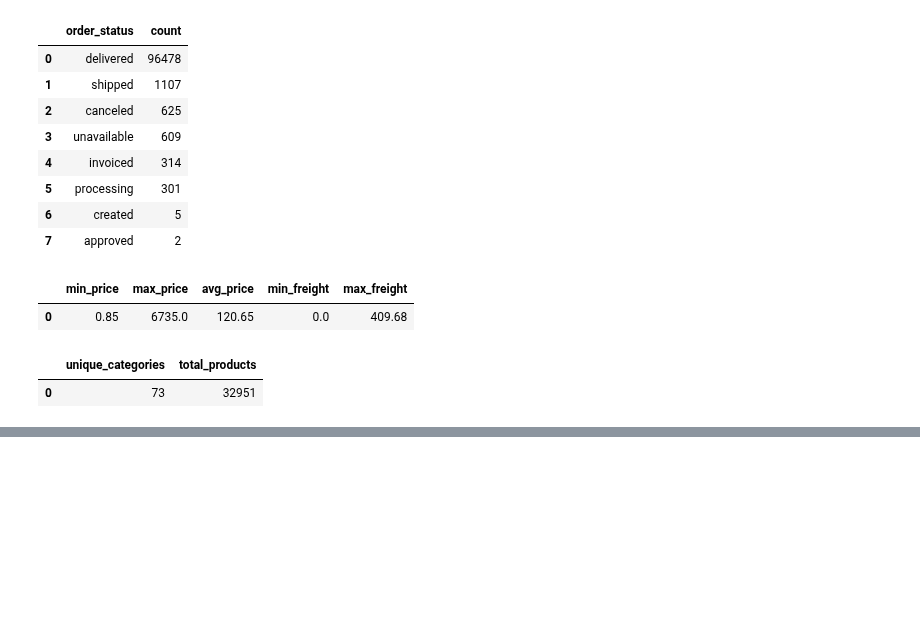
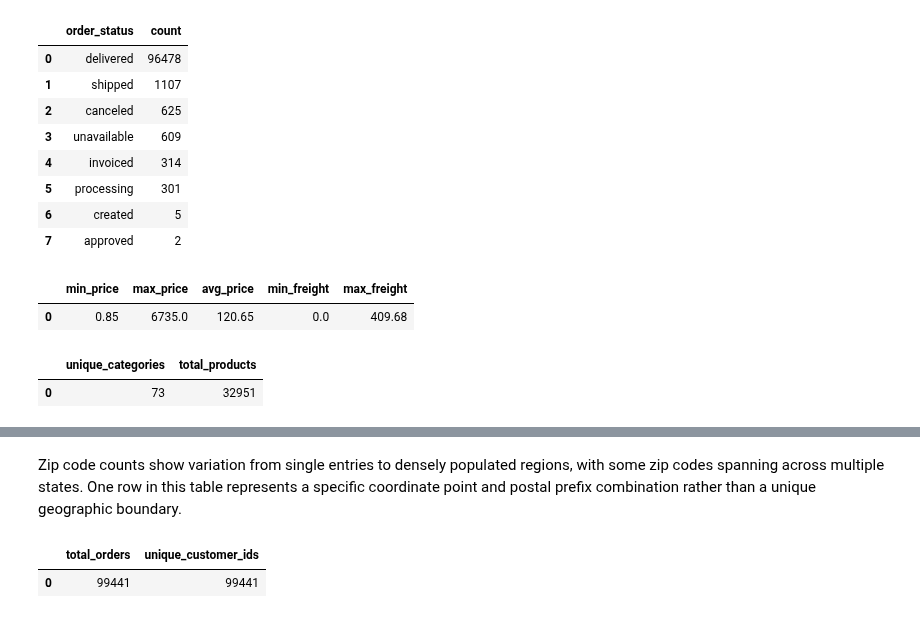
Before and after one commit to anooswajeeh2004/analytics-portfolio, a Jupyter notebook: notebooks/day-01-meet-the-data.ipynb, the cells around one changed output, grey strips where cells are left out. Cells and saved outputs as stored; diff of their text form; code cells hidden in the pictures; blank space fills up the shorter version.

```diff
--- a/notebooks/day-01-meet-the-data.ipynb
+++ b/notebooks/day-01-meet-the-data.ipynb
@@ -261,0 +296,13 @@ query("""
+# %% [markdown]
+Zip code counts show variation from single entries to densely populated regions, with some zip codes spanning across multiple states. One row in this table represents a specific coordinate point and postal prefix combination rather than a unique geographic boundary.
+# %%
+query("""
+      SELECT
+    COUNT(*) AS total_orders,
+    COUNT(DISTINCT customer_id) AS unique_customer_ids
+FROM orders;
+
+      """)
+# %% [output]
+|  | total_orders | unique_customer_ids |
+| 0 | 99441 | 99441 |
```
Also changed, not shown: parts of 19 cells of this notebook, 4 other files.
